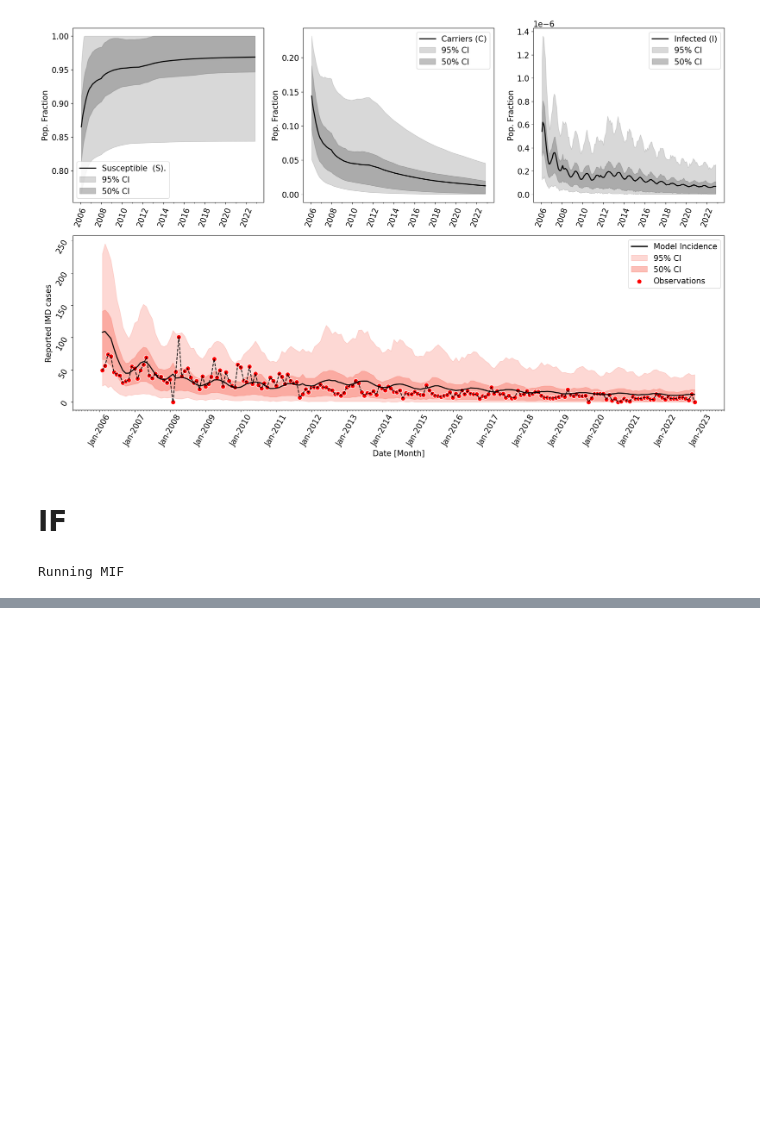
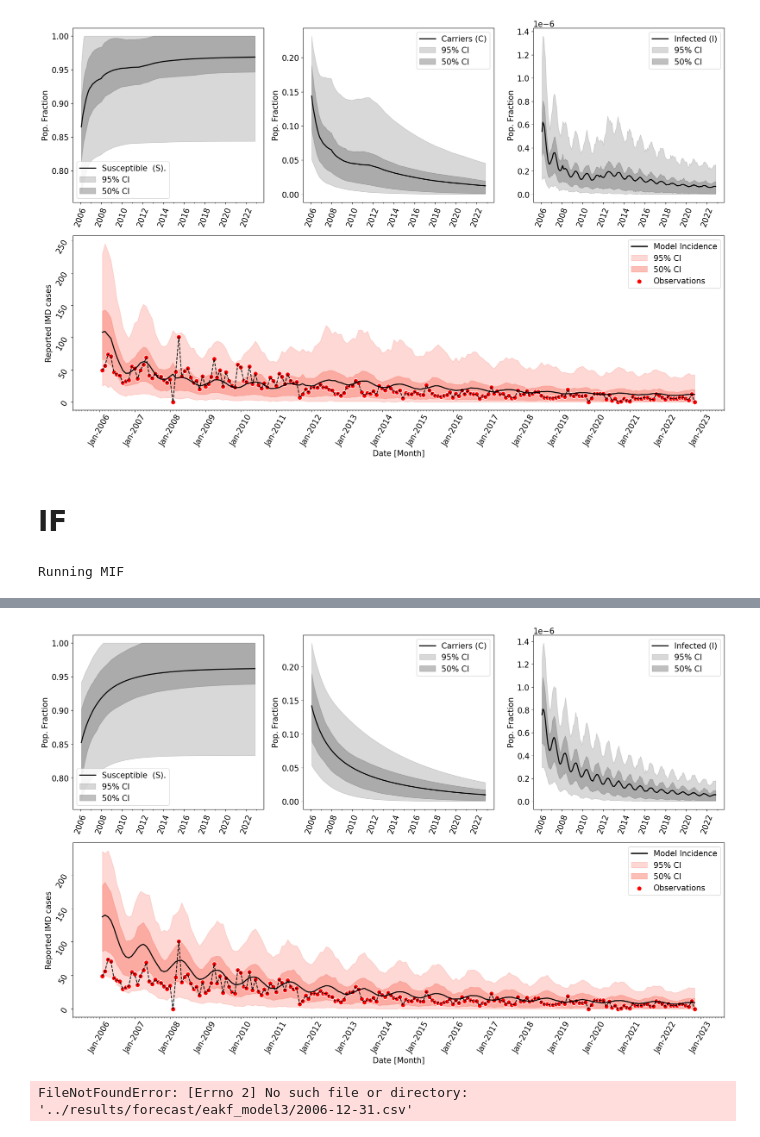
Before and after one commit to ChaosDonkey06/IMD_RetrospectiveForecasting, a Jupyter notebook: analyses/Model3.ipynb, the cells around one changed output, grey strips where cells are left out. Cells and saved outputs as stored; diff of their text form; code cells hidden in the pictures; blank space fills up the shorter version.

Commit message:
update model 3 working

```diff
--- a/analyses/Model3.ipynb
+++ b/analyses/Model3.ipynb
@@ -647,0 +688,53 @@ ax[-1].set_xlabel("IF Iteration")
+# %%
+
+fig = plt.figure(figsize=(18.5, 12))
+
+ax1 = plt.subplot(231)
+ax2 = plt.subplot(232)
+ax3 = plt.subplot(233)
+ax4 = plt.subplot(212)
+
+ax1.plot(S_df.date,         S_df["mean"]   / population, color="k", lw=2, label="Susceptible  (S).")
+ax1.fill_between(S_df.date, S_df["low_95"] / population, S_df["up_95"] / population, color="gray", alpha=0.3, label="95% CI")
+ax1.fill_between(S_df.date, S_df["low_50"] / population, S_df["up_50"] / population, color="gray", alpha=0.5, label="50% CI")
+#ax1.set_ylim([0, 0.25])
+ax1.set_ylabel("Pop. Fraction")
+
+ax2.plot(C_df.date,         C_df["mean"]   / population, color="k", lw=2, label="Carriers (C)")
+ax2.fill_between(C_df.date, C_df["low_95"] / population, C_df["up_95"] / population, color="gray", alpha=0.3, label="95% CI")
+ax2.fill_between(C_df.date, C_df["low_50"] / population, C_df["up_50"] / population, color="gray", alpha=0.5, label="50% CI")
+ax2.set_ylabel("Pop. Fraction")
+
+ax3.plot(I_df.date, I_df["mean"]/population, color="k", lw=2, label="Infected (I)")
+ax3.fill_between(I_df.date, I_df["low_95"]/population, I_df["up_95"]/population, color="gray", alpha=0.3, label="95% CI")
+ax3.fill_between(I_df.date, I_df["low_50"]/population, I_df["up_50"]/population, color="gray", alpha=0.5, label="50% CI")
+ax3.set_ylabel("Pop. Fraction")
+
+
+ax4.plot(inc_df.date, inc_df["mean"], color="k", lw=2, label="Model Incidence")
+ax4.fill_between(inc_df.date, inc_df["low_95"], inc_df["up_95"], color="salmon", alpha=0.3, label="95% CI")
+ax4.fill_between(inc_df.date, inc_df["low_50"], inc_df["up_50"], color="salmon", alpha=0.5, label="50% CI")
+ax4.scatter(data_assimilation_df.index.values, data_assimilation_df["confirmed"], ec="white", fc="red", s=80, label="Observations")
+ax4.plot(data_assimilation_df.index.values, data_assimilation_df["confirmed"], linestyle="--", color="k")
+
+ax4.set_ylabel("Reported IMD cases")
+
+ax1.legend()
+ax2.legend()
+ax3.legend()
+
+for axi in [ax1, ax2, ax3]:
+    axi.tick_params(which='both', axis='x', labelrotation=70, labelsize=15)
+    axi.xaxis.set_major_formatter(mdates.DateFormatter('%Y'))
+    axi.xaxis.set_minor_locator(mdates.YearLocator())
+
+ax4.tick_params(which='both', axis='both', labelrotation=60, labelsize=15)
+ax4.xaxis.set_major_formatter(mdates.DateFormatter('%b-%Y'))
+ax4.xaxis.set_minor_locator(mdates.MonthLocator())
+ax4.xaxis.set_major_locator(mdates.YearLocator())
+ax4.set_xlabel("Date [Month]")
+ax4.legend(loc="upper right")
+plt.tight_layout()
+#fig.savefig(os.path.join(results_dir, "figures", "model3", "if-eakf_MLESim.png"), dpi=300, transparent=True)
+# %% [output]
+[figure, added]
@@ -647,0 +846,24 @@ ax[-1].set_xlabel("IF Iteration")
+# %%
+dates_forecasts       = obs_df.reset_index().date[11:].values
+date_init             = obs_df.reset_index().date.iloc[0]
+FORECAST_MONTHS       = 6
+
+path_to_save_forecast = os.path.join(results_dir, "forecast", "eakf_model3")
+
+for idx, date in tqdm(enumerate(dates_forecasts)):
+
+    ts = pd.to_datetime(str(date))
+    d = ts.strftime('%Y-%m-%d')
+
+    usa_df          = obs_df.reset_index()
+    dates_use       = pd.date_range(start=date_init, end=date, freq="M")
+    fit_data        = usa_df[usa_df.date.isin((list(dates_use)))]
+
+    _, forecast_df = forecast_eakf(fit_data, forecast_horizon=FORECAST_MONTHS+1)
+    forecast_df["forecast_date"] = date
+    forecast_df["type"]          = "forecast"
+    forecast_df["add"]           = 0
+
+    forecast_df.to_csv(os.path.join(path_to_save_forecast, f"{d}.csv"))
+# %% [output]
+FileNotFoundError: [Errno 2] No such file or directory: '../results/forecast/eakf_model3/2006-12-31.csv'
```
Also changed, not shown: parts of 4 cells of this notebook, 1 other file.
